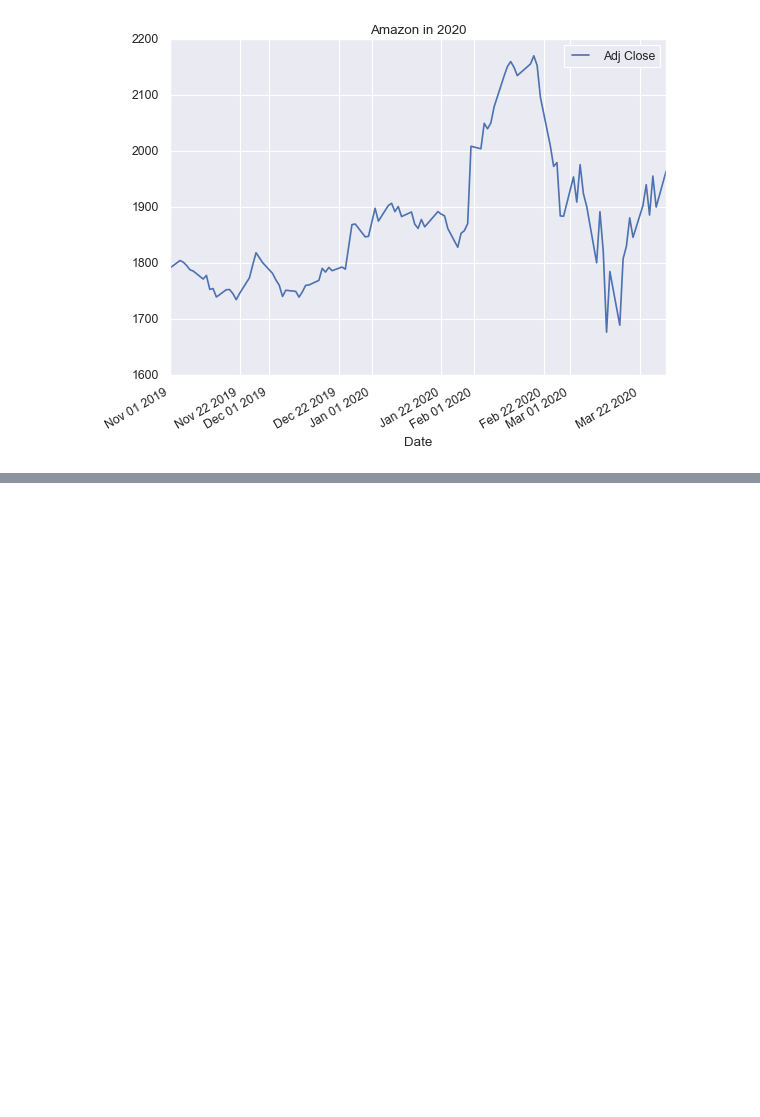
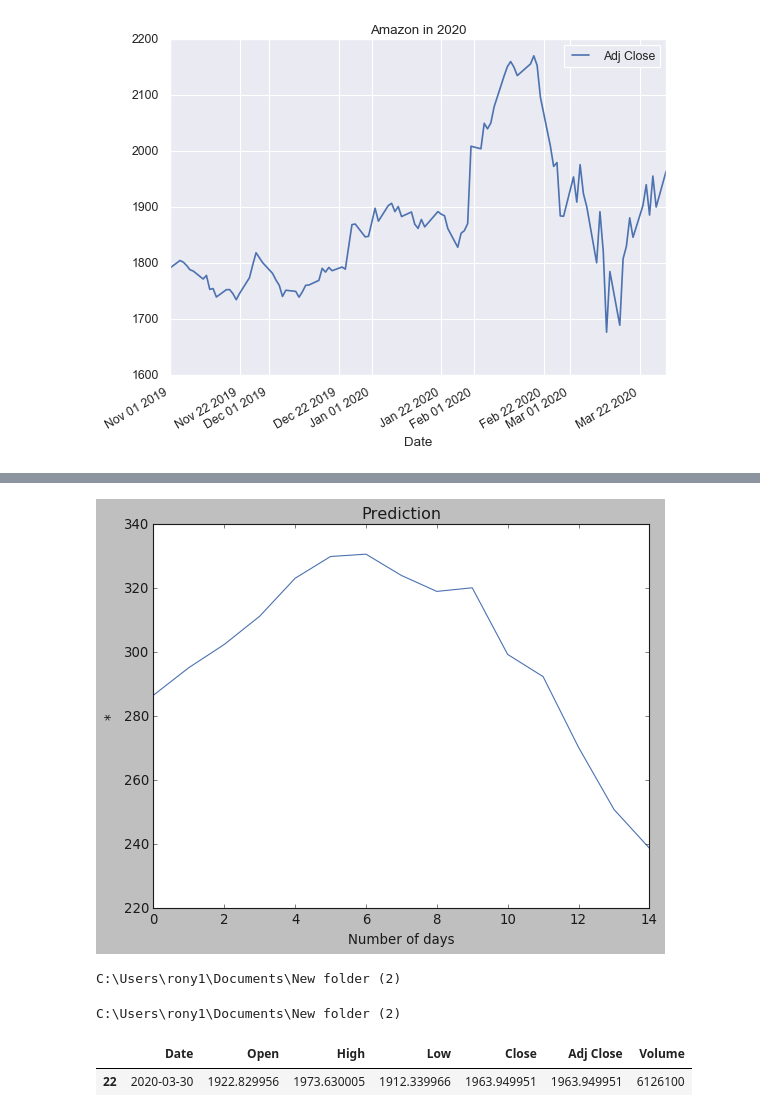
Before and after one commit to joshj97/Stock-Analysis-Prediction-using-Python-Tools-Machine-Learning, a Jupyter notebook: Stock Analysis_Technology.ipynb, the cells around one changed output, grey strips where cells are left out. Saved outputs shown, nothing was run; the diff lists cells and outputs as text; code cells hidden in the pictures; blank space fills up the shorter version.

```diff
--- a/Stock Analysis_Technology.ipynb
+++ b/Stock Analysis_Technology.ipynb
@@ -414,0 +507,46 @@ Amazon_df.loc['2019-11-01':'2020-03-30'][['Adj Close']].plot(title="Amazon in 20
+# %%
+#Using Linear Regression
+
+forecast_time = int(15) # write number of predicitons that you want to make e.g 5,10,15 etc.
+#Repalce Delta_df with dataframe of your desired company whose prediciton you want to make e.g Airchina_df, Qantas_df etc.
+LR_df=Apple_df[['Open','High','Low','Close','Adj Close','Volume']].copy()  #
+#LR_df=Delta_df.iloc[:,1:].copy()
+
+#Replace High with the column that you want to predict
+LR_df['prediction'] = LR_df['High'].shift(-1)
+LR_df.dropna(inplace=True)
+X1 = np.array(LR_df.drop(['prediction'], 1))
+Y1 = np.array(LR_df['prediction'])
+X2 = preprocessing.scale(X1)
+X_prediction = X2[-forecast_time:]
+X_train, X_test, Y_train, Y_test = train_test_split(X2, Y1, test_size=1)
+clf = LinearRegression()
+clf.fit(X_train, Y_train)
+prediction = (clf.predict(X_prediction))
+# %%
+plt.title("Prediction")
+plt.xlabel("Number of days")
+
+#Replace * with the column that you want to predict
+plt.ylabel("*");
+plt.plot(prediction)
+plt.show()
+# %% [output]
+[figure, added]
+# %%
+cd C:\Users\rony1\Documents\New folder (2)
+# %% [output]
+C:\Users\rony1\Documents\New folder (2)
+# %%
+cd C:\Users\rony1\Documents\New folder (2)
+# %% [output]
+C:\Users\rony1\Documents\New folder (2)
+# %%
+#we need to create the dataset of x and y which is the two data set we going to take to predict the model
+#so we have to take the date and we taking the "Close" cloumn
+dates = []
+prices = []
+Amazon_df.tail(1)
+# %% [output]
+|  | Date | Open | High | Low | Close | Adj Close | Volume |
+| 22 | 2020-03-30 | 1922.829956 | 1973.630005 | 1912.339966 | 1963.949951 | 1963.949951 | 6126100 |
```
Also changed, not shown: parts of 36 cells of this notebook.
